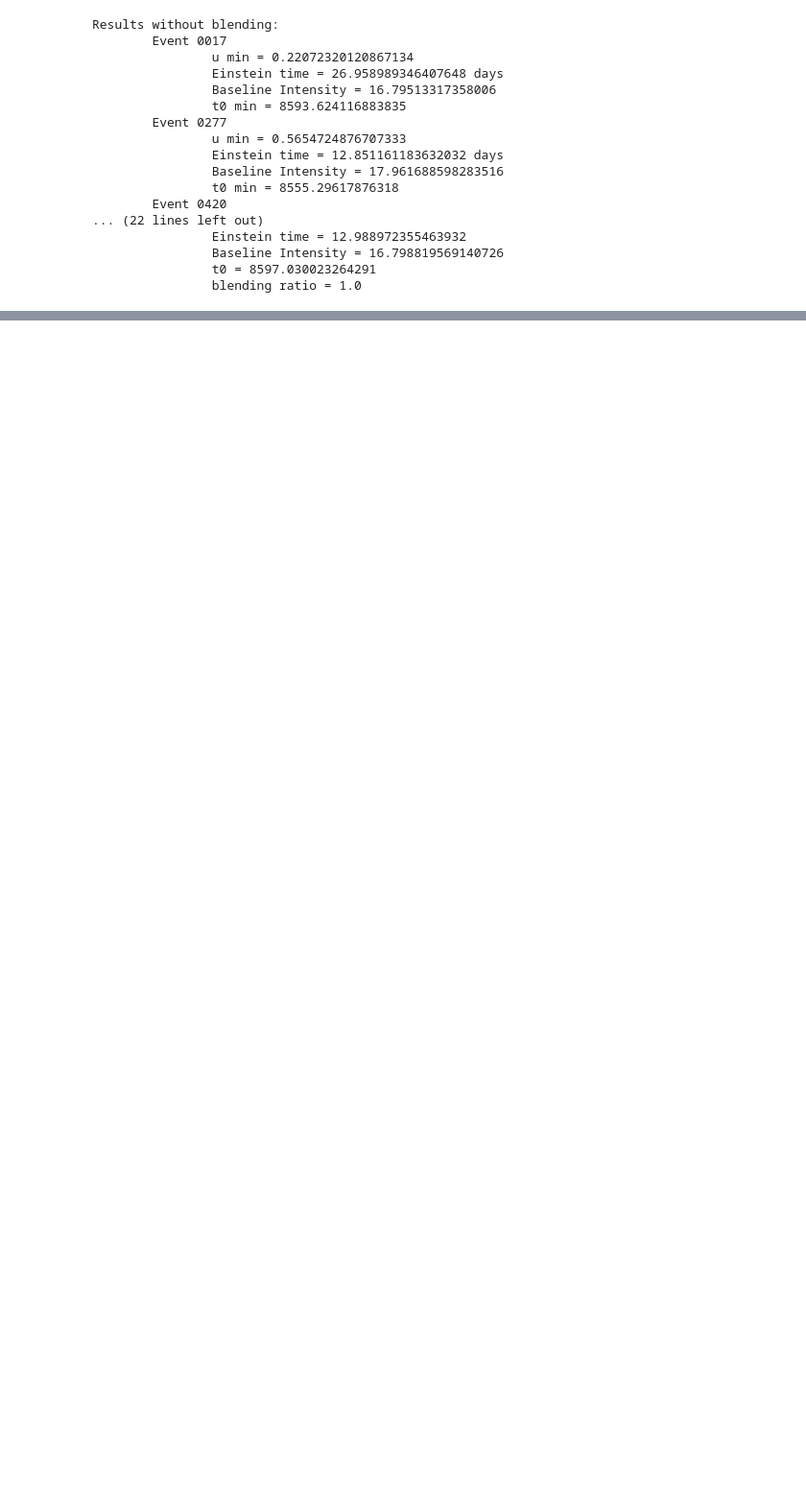
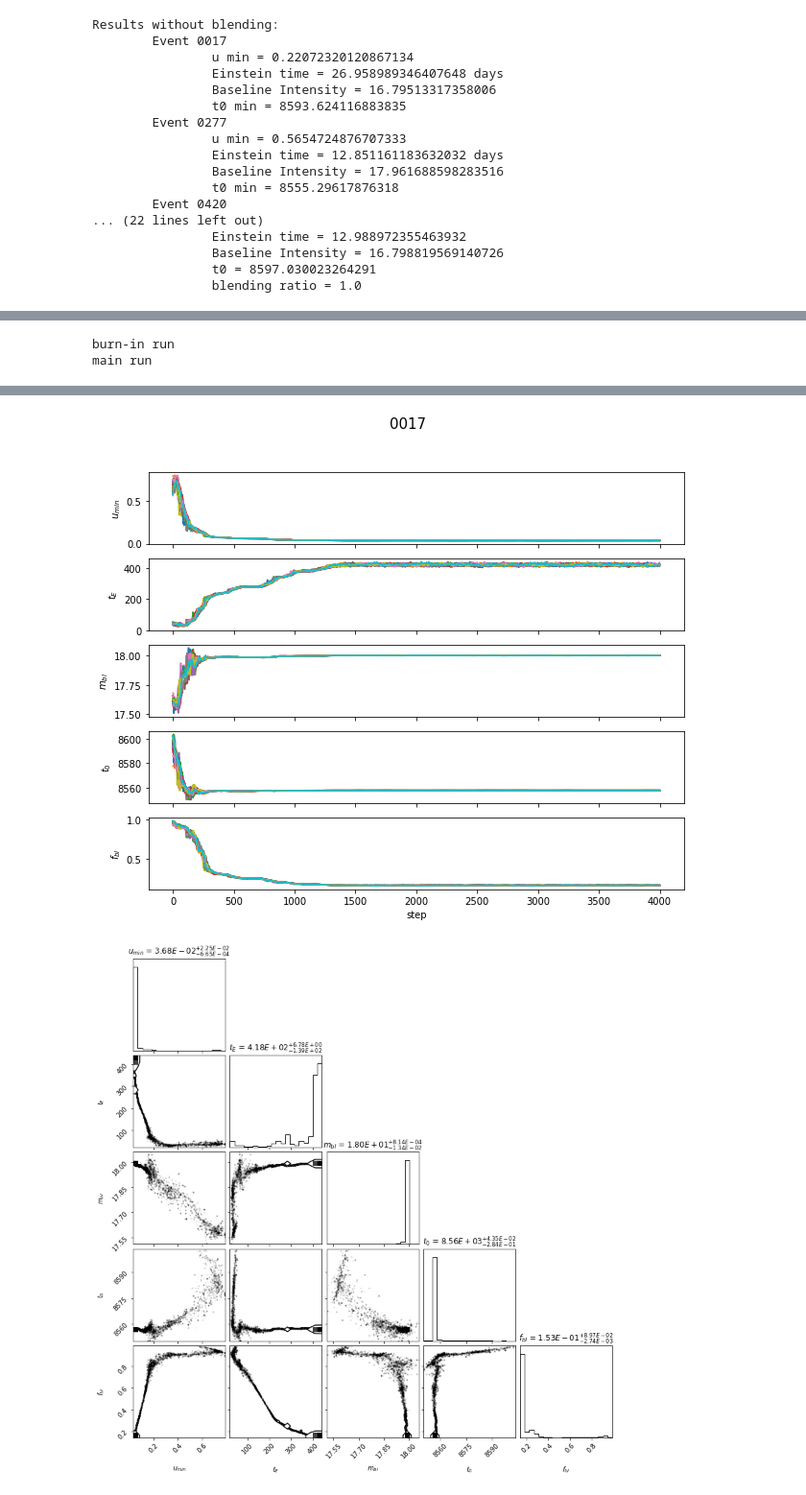
Before and after one commit to toshanv/Gravitational-Microlensing, a Jupyter notebook: project1.ipynb, the cells around one changed output, grey strips where cells are left out. Shown at 96% size. Saved outputs shown, nothing was run; the diff lists cells and outputs as text; code cells hidden in the pictures; blank space fills up the shorter version.

```diff
--- a/project1.ipynb
+++ b/project1.ipynb
@@ -373,6 +373,19 @@ Results without blending:
                 Baseline Intensity = 16.798819569140726
                 t0 = 8597.030023264291
                 blending ratio = 1.0
+# %%
+def valuetest(param):
+    umin,tE, m_bl, t_0, f_bl = param
+    if (tE < 1 or umin < 1e-4 or f_bl > 1 or f_bl < 0):
+        return -np.inf
+    else: return 0
+# %%
+def lnprob(param,dat):
+    x,y,sig = dat
+    lp = valuetest(param)
+    if lp == -np.inf:
+        return -np.inf
+    else: return -0.5*xi(param)
 # %%
 # temp = {}
 
@@ -393,7 +406,6 @@ for name in Data.keys():
     nburn = 400
     nmain = 4000
 
-    f_src_guess = np.nanmean(y[(x>7400) & (x<8000)])
     params = [uminlist[names.index(name)],tElist[names.index(name)],m_bllist[names.index(name)], t_0list[names.index(name)],f_bllist_bl[names.index(name)]]
     # list of parameter names, for corner()
     #umin,tE, m_bl, t_0 = [0.036, 421, 17.99, 8600]
@@ -438,0 +473,2 @@ ValueError: Probability function returned NaN
+burn-in run
+main run
@@ -438,0 +484,2 @@ ValueError: Probability function returned NaN
+[figure, added]
+[figure, added]
```
Also changed, not shown: parts of 1 cell of this notebook.
